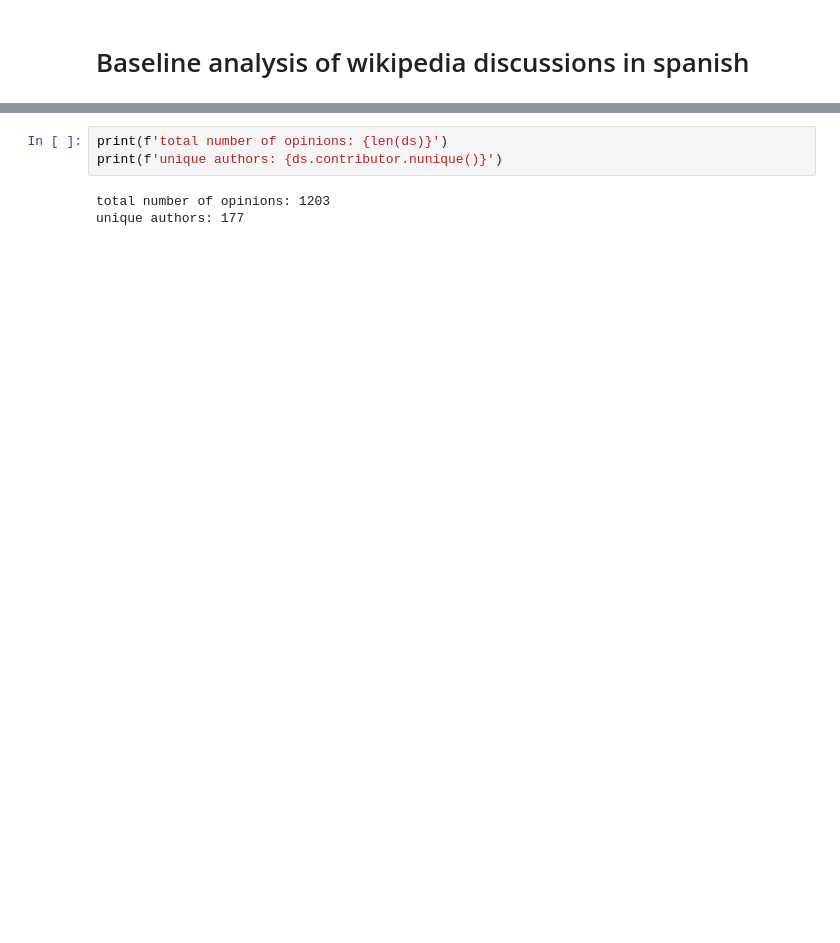
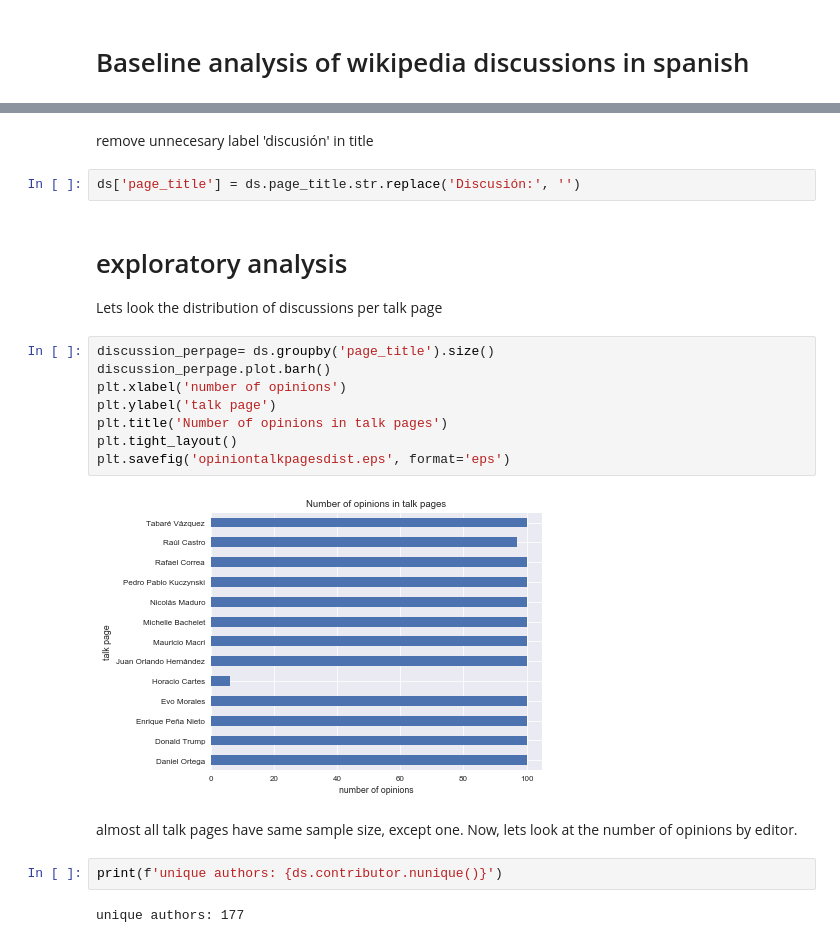
Before and after one commit to espol-cti/cwdiscussions, a Jupyter notebook: Baseline analysis.ipynb, the cells around one changed output, grey strips where cells are left out. Saved outputs shown, nothing was run; the diff lists cells and outputs as text; blank space fills up the shorter version.

```diff
--- a/Baseline analysis.ipynb
+++ b/Baseline analysis.ipynb
@@ -37,6 +48,23 @@ dtype: int64
+# %% [markdown]
+remove unnecesary label 'discusión' in title
+# %%
+ds['page_title'] = ds.page_title.str.replace('Discusión:', '')
+# %% [markdown]
+# exploratory analysis
+Lets look the distribution of discussions per talk page
+# %%
+discussion_perpage= ds.groupby('page_title').size()
+discussion_perpage.plot.barh()
+plt.xlabel('number of opinions')
+plt.ylabel('talk page')
+plt.title('Number of opinions in talk pages')
+plt.tight_layout()
+plt.savefig('opiniontalkpagesdist.eps', format='eps')
+# %% [output]
+[figure, added]
+# %% [markdown]
+almost all talk pages have same sample size, except one.  Now, lets look at the number of opinions by editor.
 # %%
-print(f'total number of opinions: {len(ds)}')
 print(f'unique authors: {ds.contributor.nunique()}')
 # %% [output]
-total number of opinions: 1203
 unique authors: 177
```
Also changed, not shown: parts of 24 cells of this notebook, 5 other files.
